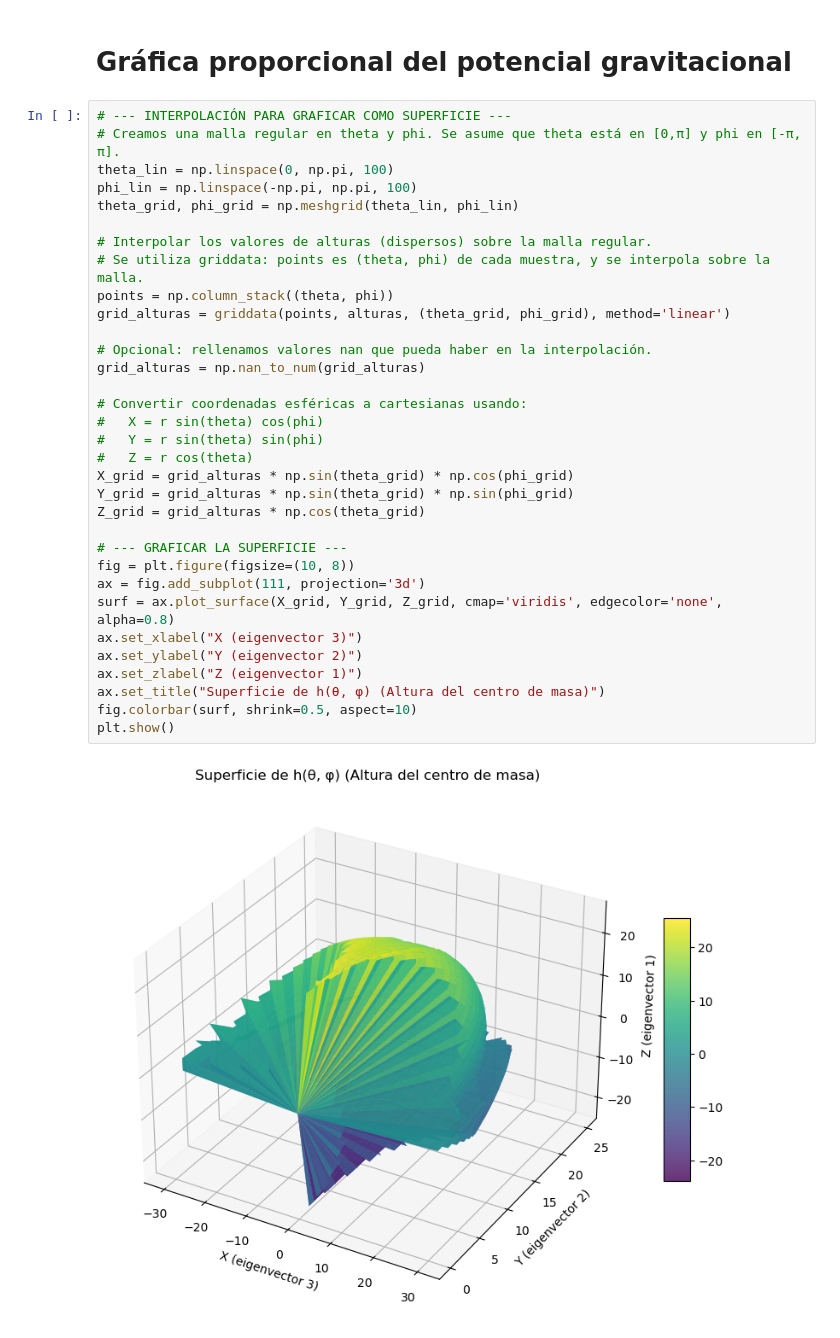
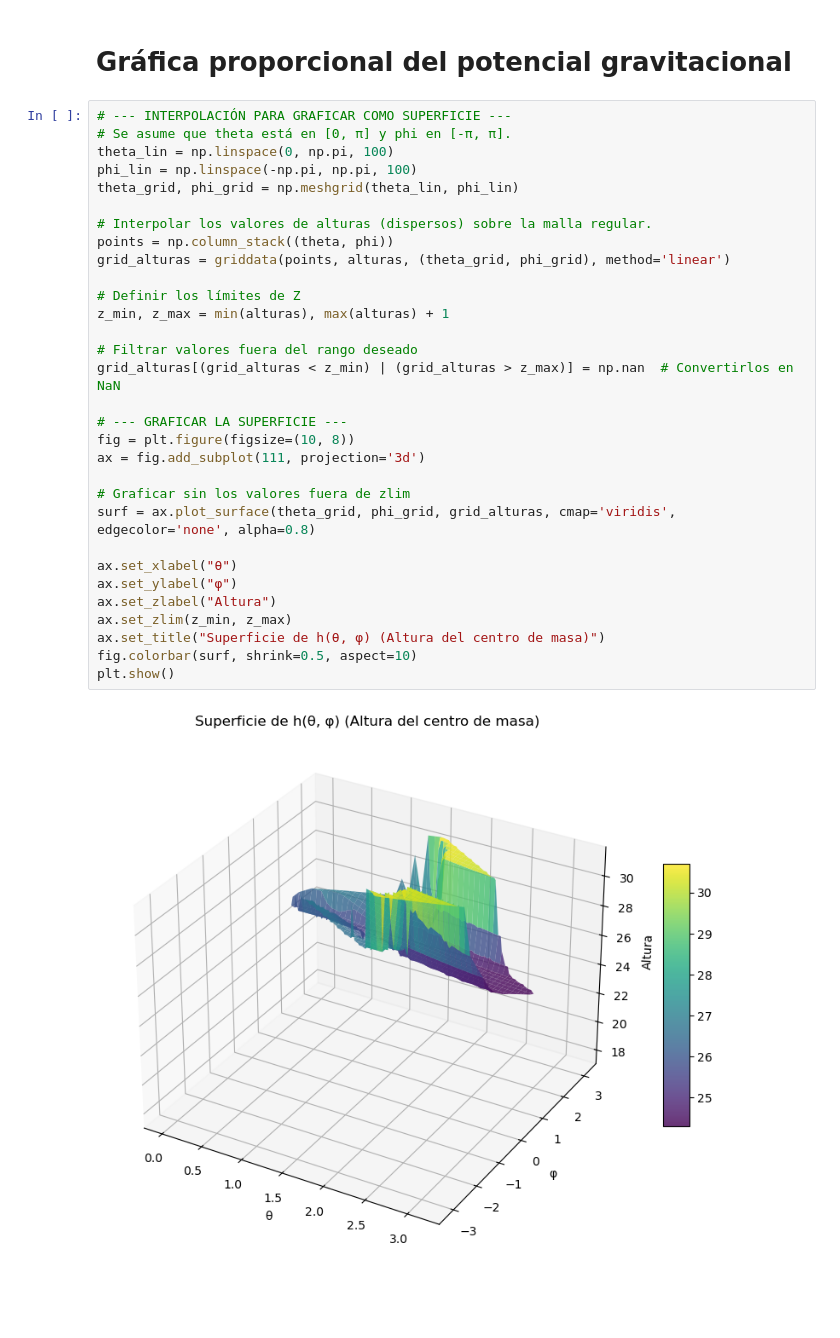
Before and after one commit to D4vidGarcia/TareasRetos25A, a Jupyter notebook: Codigos/Gomboc.ipynb, the cells around one changed output. Cells and saved outputs as stored; diff of their text form; blank space fills up the shorter version.

```diff
--- a/Codigos/Gomboc.ipynb
+++ b/Codigos/Gomboc.ipynb
@@ -187,36 +187,34 @@ Phi: 0.010174308026932912 3.119453496725533
 # Gráfica proporcional del potencial gravitacional
 # %%
 # --- INTERPOLACIÓN PARA GRAFICAR COMO SUPERFICIE ---
-# Creamos una malla regular en theta y phi. Se asume que theta está en [0,π] y phi en [-π, π].
+# Se asume que theta está en [0, π] y phi en [-π, π].
 theta_lin = np.linspace(0, np.pi, 100)
 phi_lin = np.linspace(-np.pi, np.pi, 100)
 theta_grid, phi_grid = np.meshgrid(theta_lin, phi_lin)
 
 # Interpolar los valores de alturas (dispersos) sobre la malla regular.
-# Se utiliza griddata: points es (theta, phi) de cada muestra, y se interpola sobre la malla.
 points = np.column_stack((theta, phi))
 grid_alturas = griddata(points, alturas, (theta_grid, phi_grid), method='linear')
 
-# Opcional: rellenamos valores nan que pueda haber en la interpolación.
-grid_alturas = np.nan_to_num(grid_alturas)
+# Definir los límites de Z
+z_min, z_max = min(alturas), max(alturas) + 1
 
-# Convertir coordenadas esféricas a cartesianas usando:
-#   X = r sin(theta) cos(phi)
-#   Y = r sin(theta) sin(phi)
-#   Z = r cos(theta)
-X_grid = grid_alturas * np.sin(theta_grid) * np.cos(phi_grid)
-Y_grid = grid_alturas * np.sin(theta_grid) * np.sin(phi_grid)
-Z_grid = grid_alturas * np.cos(theta_grid)
+# Filtrar valores fuera del rango deseado
+grid_alturas[(grid_alturas < z_min) | (grid_alturas > z_max)] = np.nan  # Convertirlos en NaN
 
 # --- GRAFICAR LA SUPERFICIE ---
 fig = plt.figure(figsize=(10, 8))
 ax = fig.add_subplot(111, projection='3d')
-surf = ax.plot_surface(X_grid, Y_grid, Z_grid, cmap='viridis', edgecolor='none', alpha=0.8)
-ax.set_xlabel("X (eigenvector 3)")
-ax.set_ylabel("Y (eigenvector 2)")
-ax.set_zlabel("Z (eigenvector 1)")
+
+# Graficar sin los valores fuera de zlim
+surf = ax.plot_surface(theta_grid, phi_grid, grid_alturas, cmap='viridis', edgecolor='none', alpha=0.8)
+
+ax.set_xlabel("θ")
+ax.set_ylabel("φ")
+ax.set_zlabel("Altura")
+ax.set_zlim(z_min, z_max)
 ax.set_title("Superficie de h(θ, φ) (Altura del centro de masa)")
 fig.colorbar(surf, shrink=0.5, aspect=10)
 plt.show()
 # %% [output]
-[figure, old version]
+[figure, new version]
```
